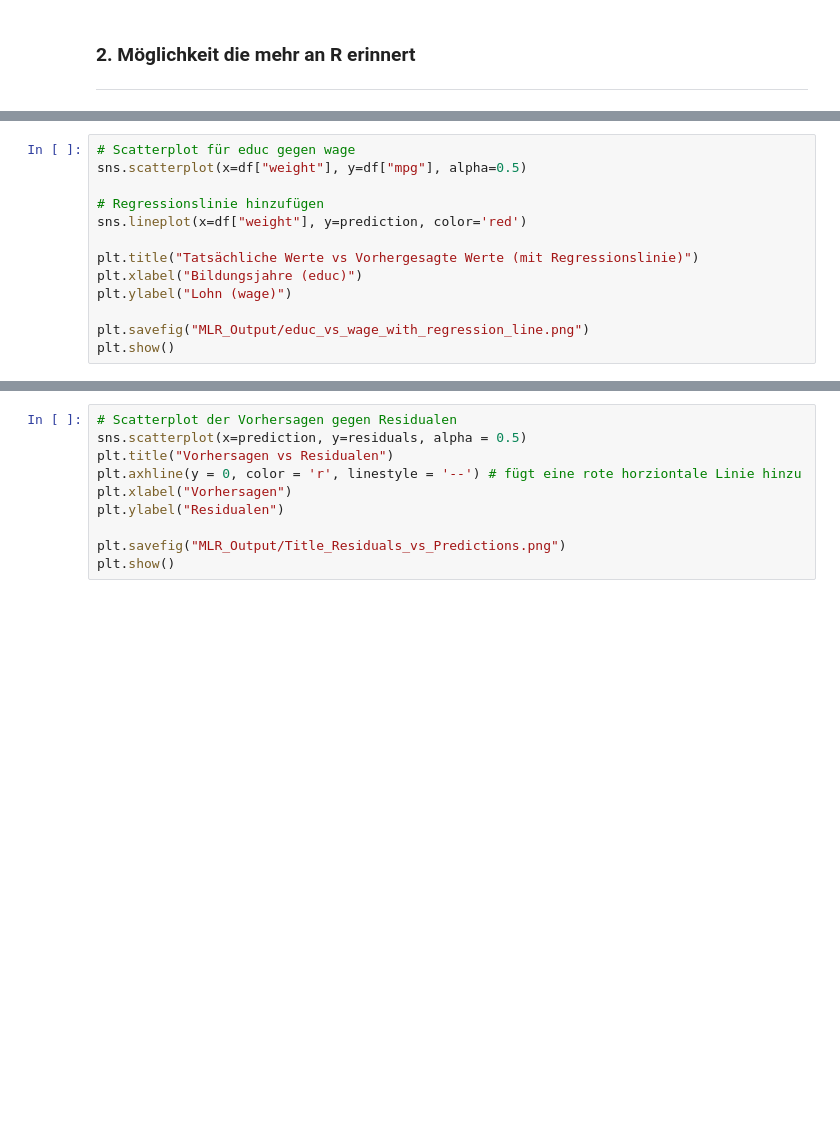
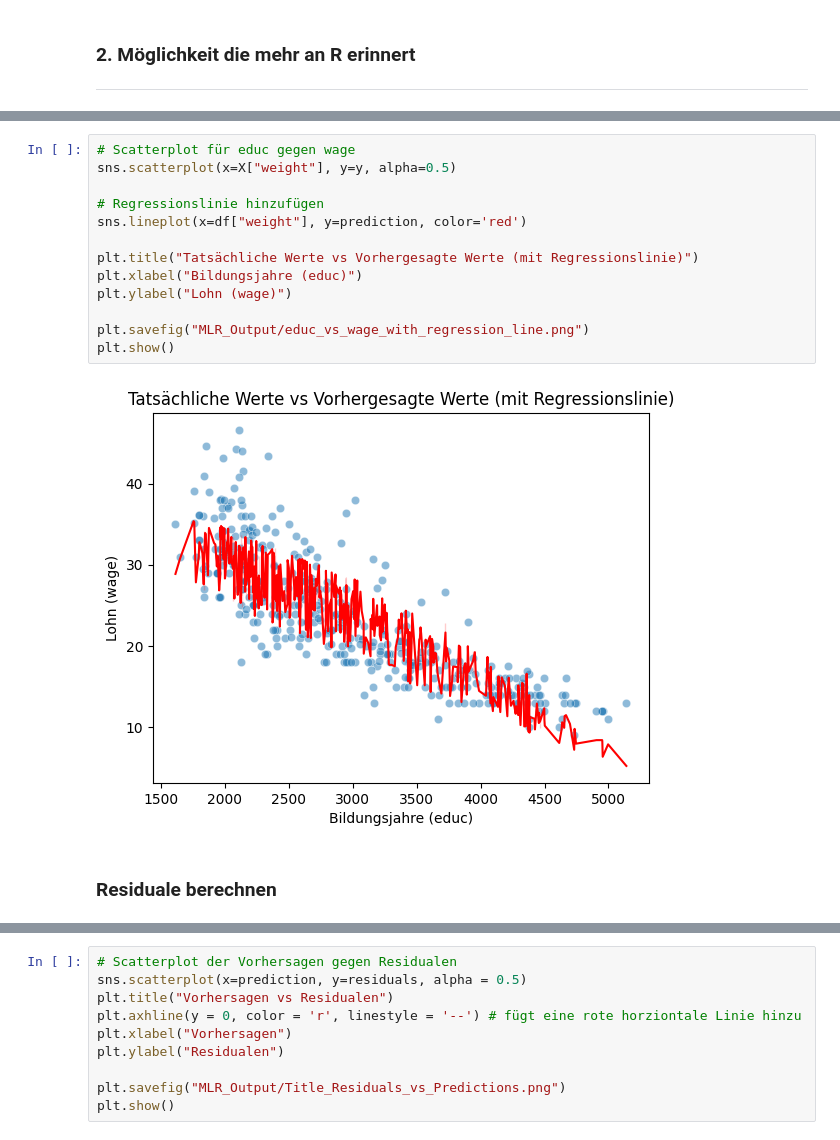
Before and after one commit to RiccardoDAndrea/Python-Crashkurs, a Jupyter notebook: Python_regression.ipynb, the cells around one changed output, grey strips where cells are left out. Cells and saved outputs as stored; diff of their text form; blank space fills up the shorter version.

```diff
--- a/Python_regression.ipynb
+++ b/Python_regression.ipynb
@@ -244,14 +326,18 @@ plt.show()
 # %%
 # Scatterplot für educ gegen wage
-sns.scatterplot(x=df["weight"], y=df["mpg"], alpha=0.5)
+sns.scatterplot(x=X["weight"], y=y, alpha=0.5)
 
 # Regressionslinie hinzufügen
 sns.lineplot(x=df["weight"], y=prediction, color='red')
 
 plt.title("Tatsächliche Werte vs Vorhergesagte Werte (mit Regressionslinie)")
 plt.xlabel("Bildungsjahre (educ)")
 plt.ylabel("Lohn (wage)")
 
 plt.savefig("MLR_Output/educ_vs_wage_with_regression_line.png")
 plt.show()
+# %% [output]
+[figure, added]
+# %% [markdown]
+### Residuale berechnen
 # %%
```
Also changed, not shown: parts of 30 cells of this notebook, 1 other file.
